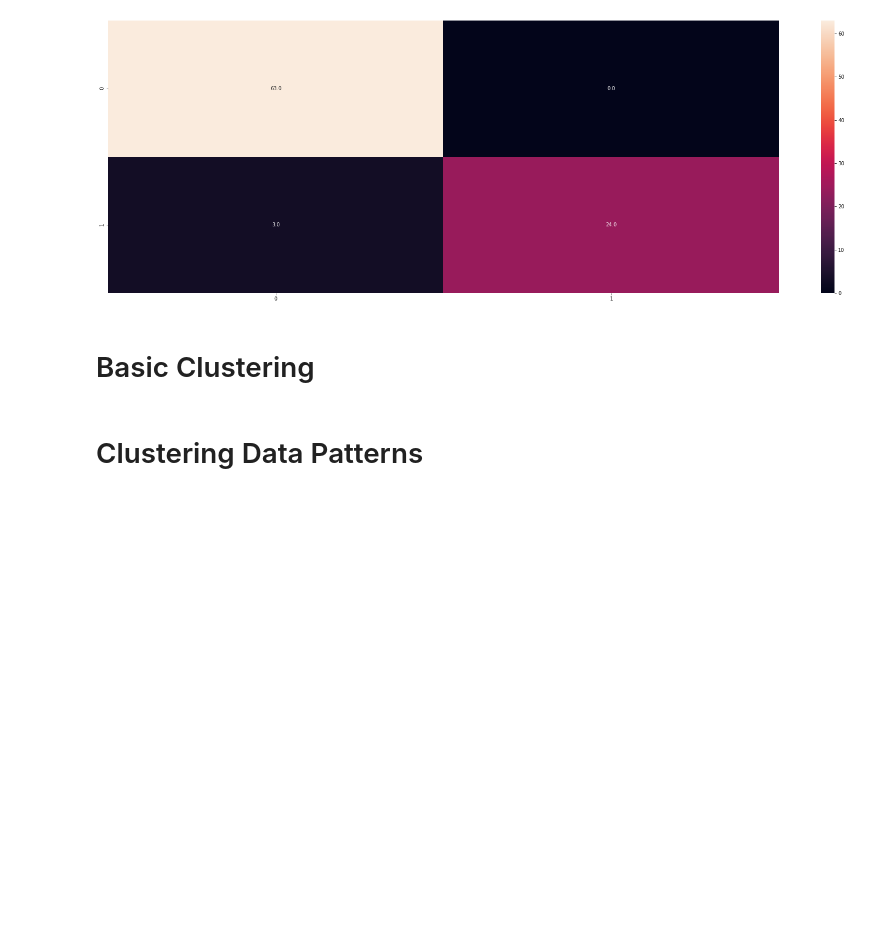
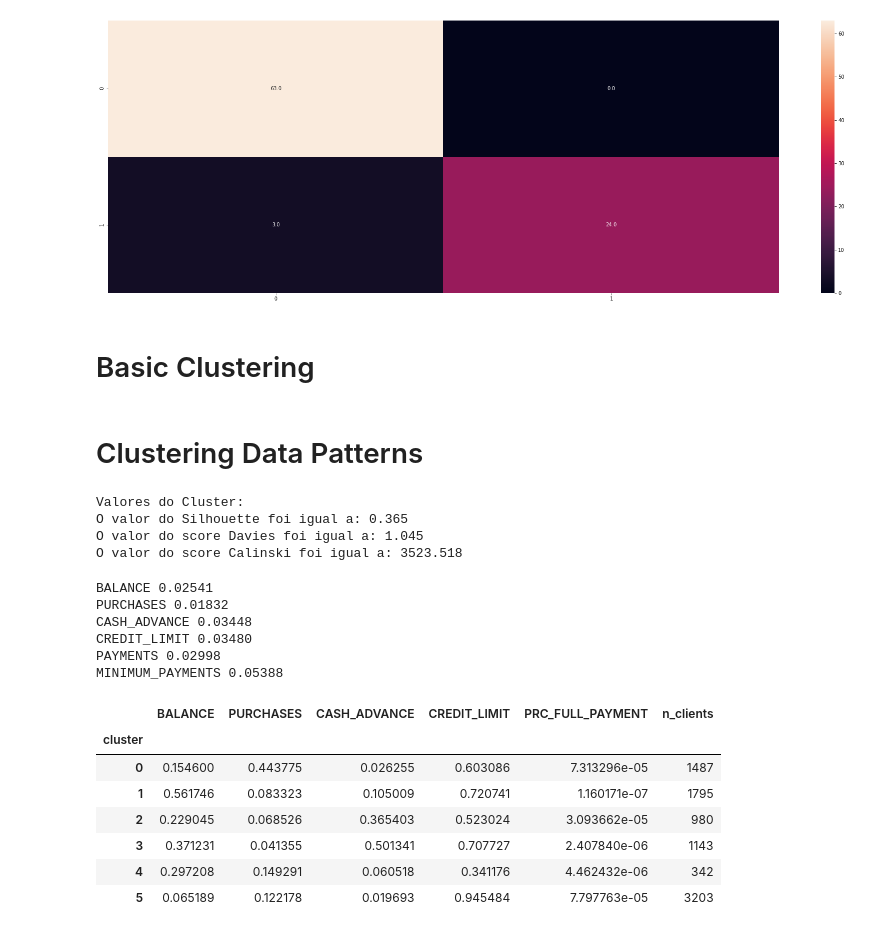
Before and after one commit to Dufyz/My_Laboratory, a Jupyter notebook: Jupyter Lab/library's/sklearn_library/scikit-learn_library.ipynb, the cells around one changed output. Cells and saved outputs as stored; diff of their text form; code cells hidden in the pictures; blank space fills up the shorter version.

```diff
--- a/Jupyter Lab/library's/sklearn_library/scikit-learn_library.ipynb
+++ b/Jupyter Lab/library's/sklearn_library/scikit-learn_library.ipynb
@@ -1186,8 +1191,8 @@ def kmeans_unique_scores(data, var1, Silhouette, Davies_Bouldin, Calinski):
 # %%
 # Medindo nosso Cluster com o melhor agrupador
 
-#print(f'Valores do Cluster:')
-#kmeans_unique_scores(df, 6, 'Silhouette', 'DBS', 'Calinski')
+print(f'Valores do Cluster:')
+kmeans_unique_scores(df, 6, 'Silhouette', 'DBS', 'Calinski')
 
 # Comparando nosso Cluster
 
@@ -1204,6 +1209,11 @@ set1, set2, set3 = np.array_split(df, 3)
 #print('\nSet1:'), kmeans_unique_scores(set1, 6, 'Silhouette', 'DBS', 'Calinski')
 #print('\nSet2:'), kmeans_unique_scores(set2, 6, 'Silhouette', 'DBS', 'Calinski')
 #print('\nSet3:'), kmeans_unique_scores(set3, 6, 'Silhouette', 'DBS', 'Calinski')
+# %% [output]
+Valores do Cluster:
+O valor do Silhouette foi igual a: 0.365
+O valor do score Davies foi igual a: 1.045
+O valor do score Calinski foi igual a: 3523.518
 # %%
 # Visualizando KMeans Cluster
 
@@ -1225,0 +1241,39 @@ def kmeans_graph(data, var1, x, y, z):
+# %%
+# Selecionando os melhores atributos
+
+centroids = cluster_kmeans.cluster_centers_
+max = len(centroids[0])
+
+for i in range(max):
+    if centroids[:, i].var() < 0.01:
+        pass
+    else:
+        print(df.columns.values[i], f'%.5f' %centroids[:, i].var())
+# %% [output]
+BALANCE 0.02541
+PURCHASES 0.01832
+CASH_ADVANCE 0.03448
+CREDIT_LIMIT 0.03480
+PAYMENTS 0.02998
+MINIMUM_PAYMENTS 0.05388
+# %%
+# Filtrando os valores dos atributos
+
+df['cluster'] = labels_kmeans
+
+description = df.groupby('cluster')['BALANCE', 'PURCHASES', 'CASH_ADVANCE', 'CREDIT_LIMIT', 'PRC_FULL_PAYMENT']
+
+n_clients = description.size()
+description = description.mean()
+description['n_clients'] = n_clients
+
+description
+# %% [output]
+|  | BALANCE | PURCHASES | CASH_ADVANCE | CREDIT_LIMIT | PRC_FULL_PAYMENT | n_clients |
+| cluster |  |  |  |  |  |  |
+| 0 | 0.154600 | 0.443775 | 0.026255 | 0.603086 | 7.313296e-05 | 1487 |
+| 1 | 0.561746 | 0.083323 | 0.105009 | 0.720741 | 1.160171e-07 | 1795 |
+| 2 | 0.229045 | 0.068526 | 0.365403 | 0.523024 | 3.093662e-05 | 980 |
+| 3 | 0.371231 | 0.041355 | 0.501341 | 0.707727 | 2.407840e-06 | 1143 |
+| 4 | 0.297208 | 0.149291 | 0.060518 | 0.341176 | 4.462432e-06 | 342 |
+| 5 | 0.065189 | 0.122178 | 0.019693 | 0.945484 | 7.797763e-05 | 3203 |
```
Also changed, not shown: parts of 8 cells of this notebook.
